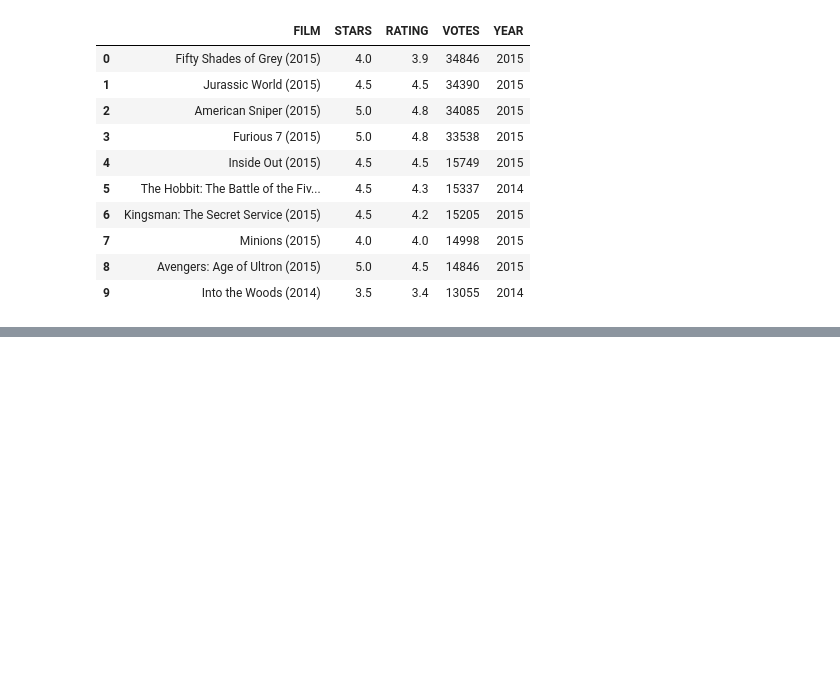
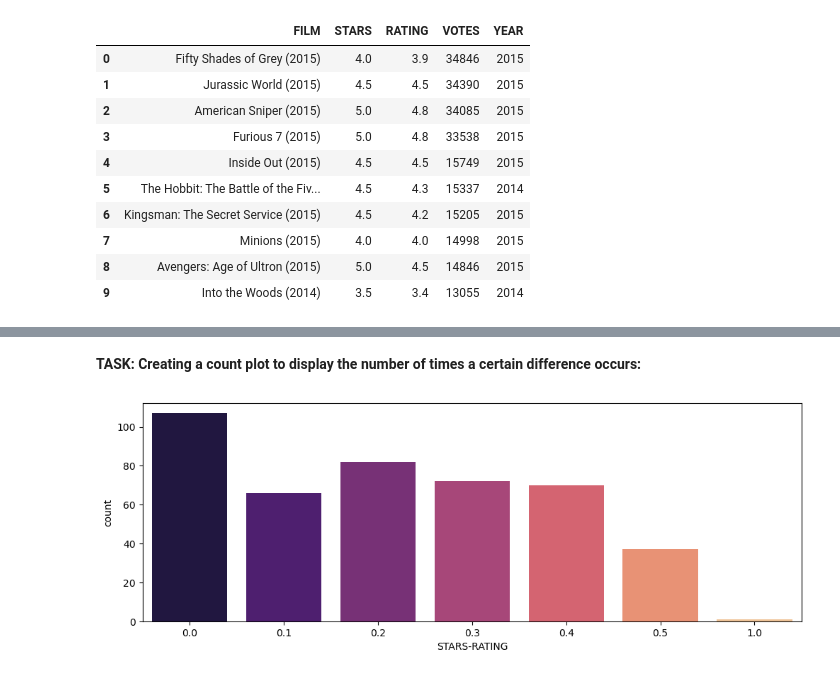
Before and after one commit to JovanTTT/FandangoProject, a Jupyter notebook: Fandango-Project.ipynb, the cells around one changed output, grey strips where cells are left out. Cells and saved outputs as stored; diff of their text form; code cells hidden in the pictures; blank space fills up the shorter version.

```diff
--- a/Fandango-Project.ipynb
+++ b/Fandango-Project.ipynb
@@ -199,0 +241,3 @@ fandango.sort_values('VOTES', ascending = False).iloc[:10]
+# %%
+fandangoNonZeroVotes.loc[:, 'STARS-RATING'] = round(fandangoNonZeroVotes['STARS'] - fandangoNonZeroVotes['RATING'], 1)
+fandangoNonZeroVotes
@@ -199,0 +258,7 @@ fandango.sort_values('VOTES', ascending = False).iloc[:10]
+# %% [markdown]
+**TASK: Creating a count plot to display the number of times a certain difference occurs:**
+# %%
+plt.figure(figsize = (12, 4), dpi = 100)
+sns.countplot(data = fandangoNonZeroVotes, x = 'STARS-RATING', palette = 'magma');
+# %% [output]
+[figure, added]
```
Also changed, not shown: parts of 10 cells of this notebook.
